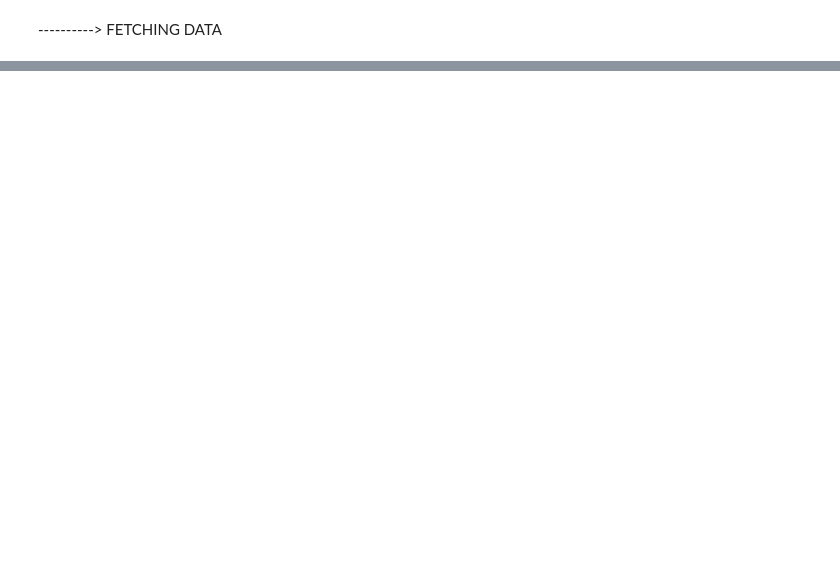
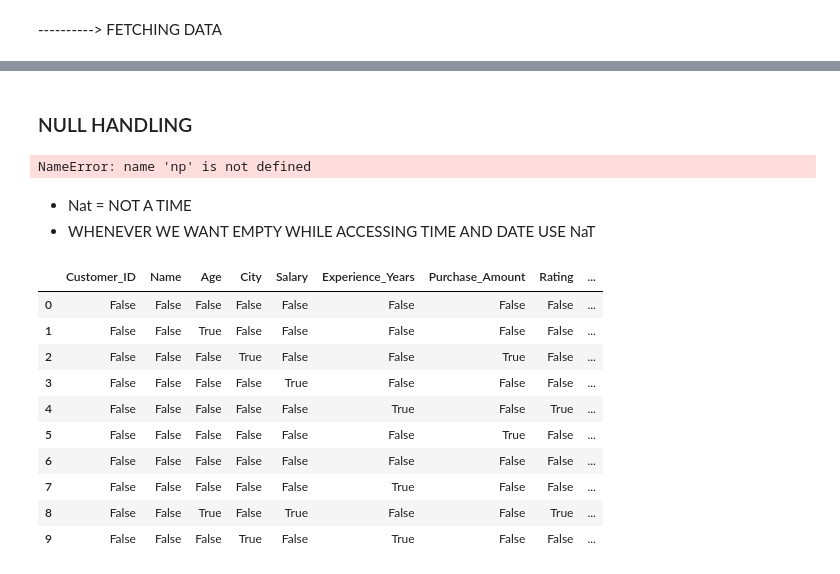
Before and after one commit to sushantchoudhary-ai/python, a Jupyter notebook: pandas.ipynb, the cells around one changed output, grey strips where cells are left out. Saved outputs shown, nothing was run; the diff lists cells and outputs as text; code cells hidden in the pictures; blank space fills up the shorter version.

```diff
--- a/pandas.ipynb
+++ b/pandas.ipynb
@@ -1790,0 +1833,71 @@ df
+# %% [markdown]
+### NULL HANDLING
+# %%
+data = {
+    "Customer_ID": [1001, 1002, 1003, 1004, 1005, 1006, 1007, 1008, 1009, 1010],
+
+    "Name": [
+        "Aarav", "Diya", "Rohan", "Ananya", "Kabir",
+        "Meera", "Arjun", "Ishita", "Rahul", "Priya"
+    ],
+
+    "Age": [
+        24, np.nan, 31, 27, 42,
+        29, 35, 22, np.nan, 26
+    ],
+
+    "City": [
+        "Delhi", "Mumbai", np.nan, "Pune", "Chennai",
+        "Bangalore", "Hyderabad", "Delhi", "Mumbai", np.nan
+    ],
+
+    "Salary": [
+        45000, 62000, 75000, np.nan, 95000,
+        58000, 83000, 38000, np.nan, 51000
+    ],
+
+    "Experience_Years": [
+        2, 4, 6, 3, np.nan,
+        5, 8, np.nan, 10, np.nan
+    ],
+
+    "Purchase_Amount": [
+        2500.50, 5200.00, np.nan, 3100.25, 12500.00,
+        np.nan, 7600.50, 1800.00, 14500.00, 4200.00
+    ],
+
+    "Rating": [
+        4.2, 3.8, 4.5, 4.0, np.nan,
+        4.1, 3.5, 4.8, np.nan, 3.9
+    ],
+
+    "Subscription": [
+        "Yes", "No", "Yes", np.nan, "No",
+        "Yes", np.nan, "Yes", np.nan, "Yes"
+    ]
+}
+
+# Create DataFrame
+df = pd.DataFrame(data)
+
+# Display dataset
+df
+# %% [output]
+NameError: name 'np' is not defined
+# %% [markdown]
+* Nat = NOT A TIME
+* WHENEVER WE WANT EMPTY WHILE ACCESSING TIME AND DATE USE NaT
+# %%
+df.isna()
+# %% [output]
+|  | Customer_ID | Name | Age | City | Salary | Experience_Years | Purchase_Amount | Rating | ... |
+| 0 | False | False | False | False | False | False | False | False | ... |
+| 1 | False | False | True | False | False | False | False | False | ... |
+| 2 | False | False | False | True | False | False | True | False | ... |
+| 3 | False | False | False | False | True | False | False | False | ... |
+| 4 | False | False | False | False | False | True | False | True | ... |
+| 5 | False | False | False | False | False | False | True | False | ... |
+| 6 | False | False | False | False | False | False | False | False | ... |
+| 7 | False | False | False | False | False | True | False | False | ... |
+| 8 | False | False | True | False | True | False | False | True | ... |
+| 9 | False | False | False | True | False | True | False | False | ... |
```
Also changed, not shown: parts of 22 cells of this notebook, 1 other file.
